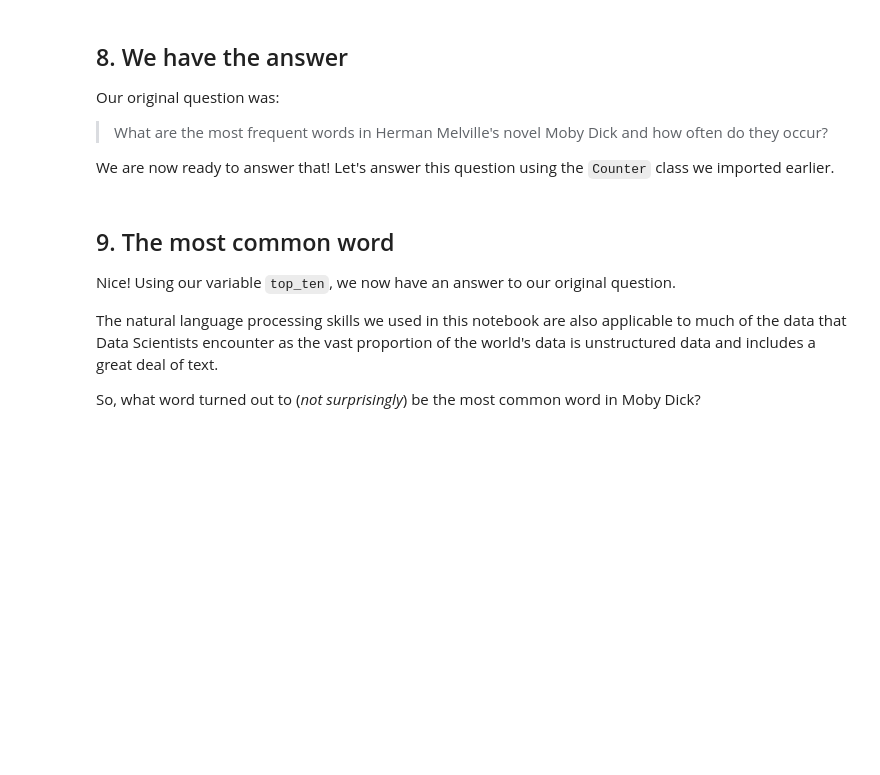
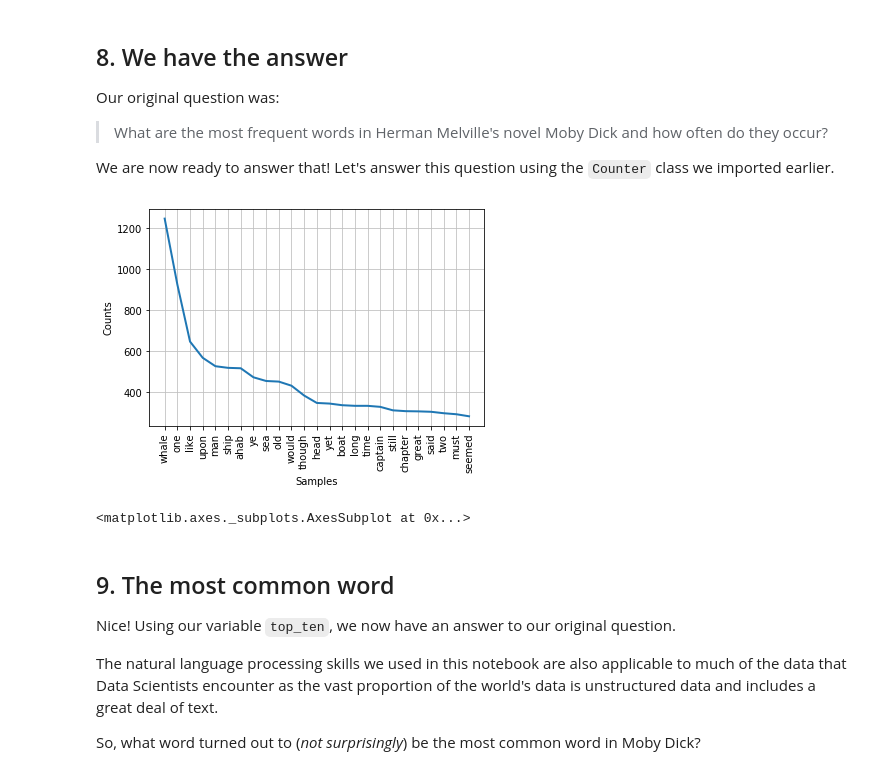
Before and after one commit to sonamanukyan92/Word-Frequency-in-Classic-Novels, a Jupyter notebook: notebook.ipynb, the cells around one changed output. Drawn from its saved outputs; the diff is of its cells as text; code cells hidden in the pictures; blank space fills up the shorter version.

```diff
--- a/notebook.ipynb
+++ b/notebook.ipynb
@@ -83,10 +83,10 @@ r which the beech tree
 <p>Now that we have the text of interest, it's time to count how many times each word appears, and for this we'll use <code>nltk</code> – the Natural Language Toolkit. We'll start by tokenizing the text, that is, remove everything that isn't a word (whitespace, punctuation, etc.) and then split the text into a list of words.</p>
 # %%
 # Creating a tokenizer
-tokenizer = ...
+tokenizer = nltk.tokenize.RegexpTokenizer('\w+')
 
 # Tokenizing the text
-tokens = ...
+tokens = tokenizer.tokenize(text)
 
 # Printing out the first 8 words / tokens
-# ... YOUR CODE FOR TASK 4 ...
+print(tokens[:8])
@@ -101,0 +98,10 @@ tokens = ...
+# %%
+# A new list to hold the lowercased words
+words = []
+
+# Looping through the tokens and make them lower case
+for word in tokens:
+    words.append(word.lower())
+
+# Printing out the first 8 words / tokens
+print(words[:8])
@@ -103,8 +111,12 @@ tokens = ...
 ## 6. Load in stop words
 <p>It is common practice to remove words that appear a lot in the English language such as 'the', 'of' and 'a' because they're not so interesting. Such words are known as <em>stop words</em>. The package <code>nltk</code> includes a good list of stop words in English that we can use.</p>
 # %%
+#import nltk
+#nltk.download('stopwords')
+
 # Getting the English stop words from nltk
-sw = ...
+sw = nltk.corpus.stopwords.words('english')
 
 # Printing out the first eight stop words
-# ... YOUR CODE FOR TASK 6 ...
+print(sw[:8])
+print(sw)
@@ -112,8 +127,13 @@ sw = ...
 ## 7. Remove stop words in Moby Dick
 <p>We now want to create a new list with all <code>words</code> in Moby Dick, except those that are stop words (that is, those words listed in <code>sw</code>).</p>
 # %%
-# Create a list words_ns containing all words that are in words but not in sw
-# ... YOUR CODE FOR TASK 7 ...
+# A new list to hold Moby Dick with No Stop words
+words_ns = []
+
+# Appending to words_ns all words that are in words but not in sw
+for word in words:
+    if word not in sw:
+        words_ns.append(word)
 
 # Printing the first 5 words_ns to check that stop words are gone
-# ... YOUR CODE FOR TASK 7 ...
+print(words_ns[:5])
@@ -135,3 +149,15 @@ top_ten = ...
+# %%
+# This command display figures inline
+%matplotlib inline
+
+# Creating the word frequency distribution
+freqdist = nltk.FreqDist(words_ns)
+
+# Plotting the word frequency distribution
+freqdist.plot(25)
+# %% [output]
+[figure, added]
+<matplotlib.axes._subplots.AxesSubplot at 0x...>
 # %% [markdown]
 ## 9. The most common word
 <p>Nice! Using our variable <code>top_ten</code>, we now have an answer to our original question.</p>
```
Also changed, not shown: parts of 8 cells of this notebook, 2 other files.
